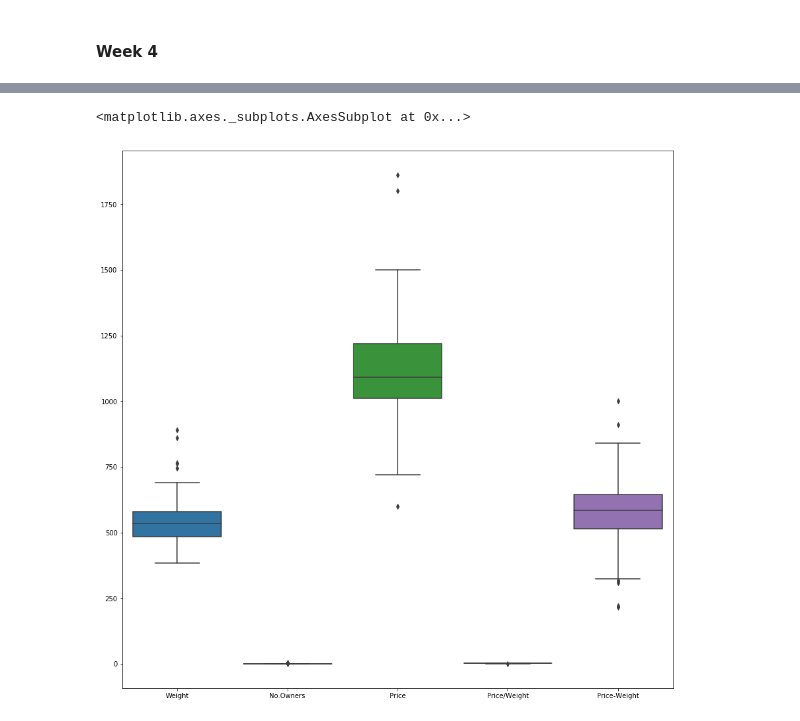
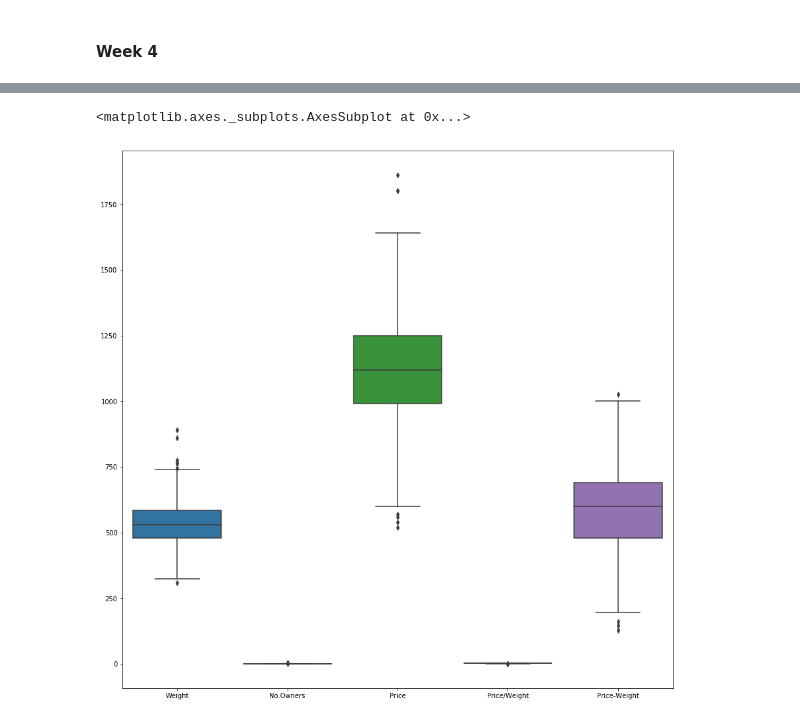
Before and after one commit to aidansummerville/52465----PROGRAMMING-FOR-DATA-ANALYSIS-Project, a Jupyter notebook: Dataset.ipynb, the cells around one changed output, grey strips where cells are left out. Cells and saved outputs as stored; diff of their text form; code cells hidden in the pictures.

```diff
--- a/Dataset.ipynb
+++ b/Dataset.ipynb
@@ -2227,9 +2228,9 @@ sns.boxplot(data = ndf2)
 # %%
 plt.figure(figsize=(15,15))
-sns.boxplot(data = week2)
+sns.boxplot(data = df)
 # %% [output]
 <matplotlib.axes._subplots.AxesSubplot at 0x...>
-[figure, old version]
+[figure, new version]
 # %%
 plt.figure(figsize=(15,15))
 sns.scatterplot(x="Weight", y="Price", data=result, hue ="Breed",style ="No.Owners",size ="Price/Weight")
```
Also changed, not shown: parts of 116 cells of this notebook, 3 other files.
